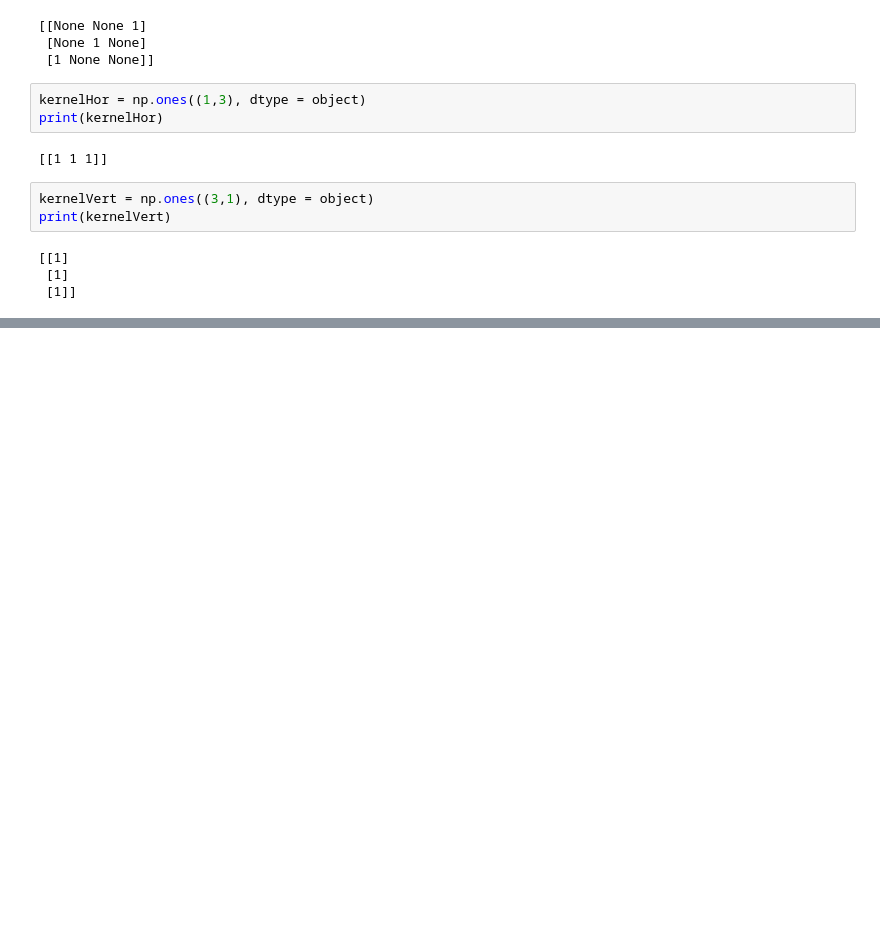
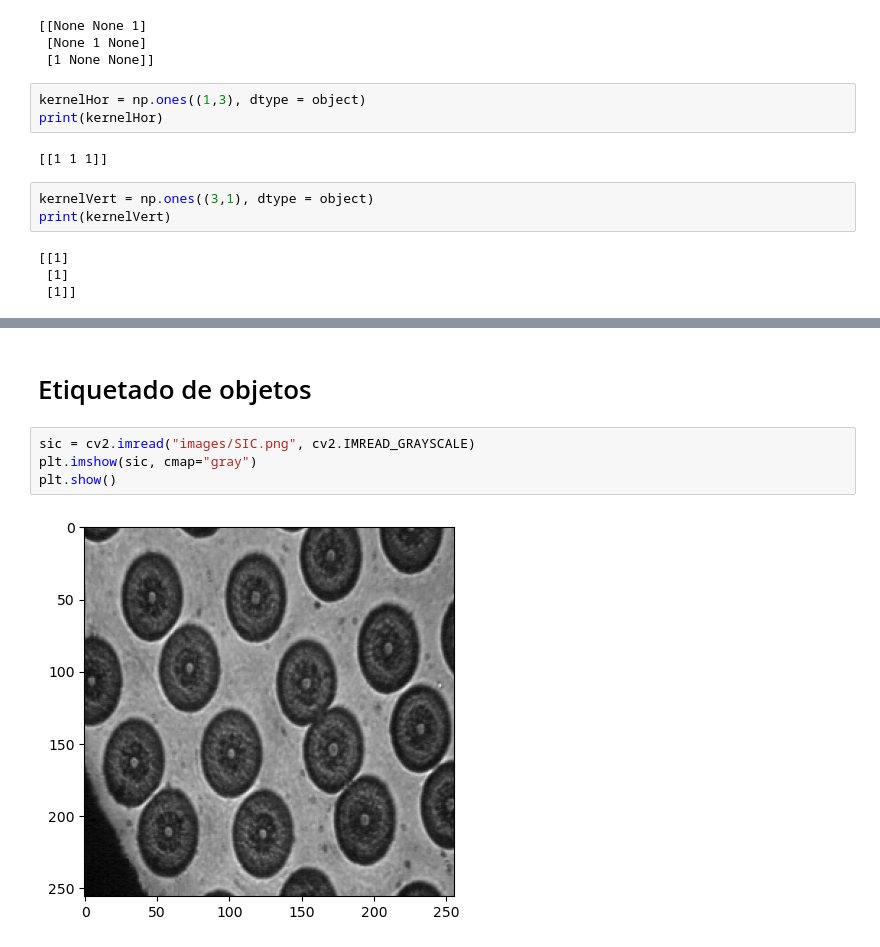
Before and after one commit to ImagenesYVision/Taller6, a Jupyter notebook: Taller6.ipynb, the cells around one changed output, grey strips where cells are left out. Cells and saved outputs as stored; diff of their text form; blank space fills up the shorter version.

Commit message:
Etiqueta

```diff
--- a/Taller6.ipynb
+++ b/Taller6.ipynb
@@ -248,0 +249,8 @@ plt.show()
+# %% [markdown]
+# Etiquetado de objetos
+# %%
+sic = cv2.imread("images/SIC.png", cv2.IMREAD_GRAYSCALE)
+plt.imshow(sic, cmap="gray")
+plt.show()
+# %% [output]
+[figure, added]
```
Also changed, not shown: parts of 16 cells of this notebook.
